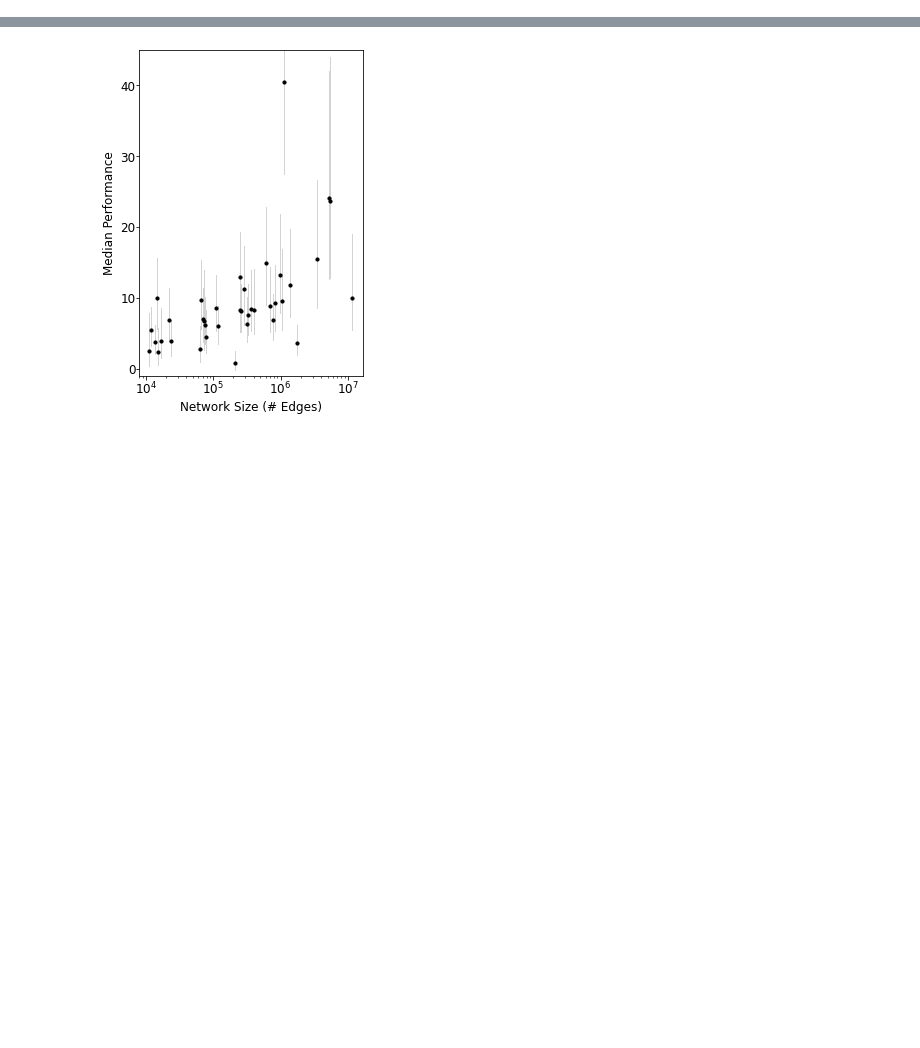
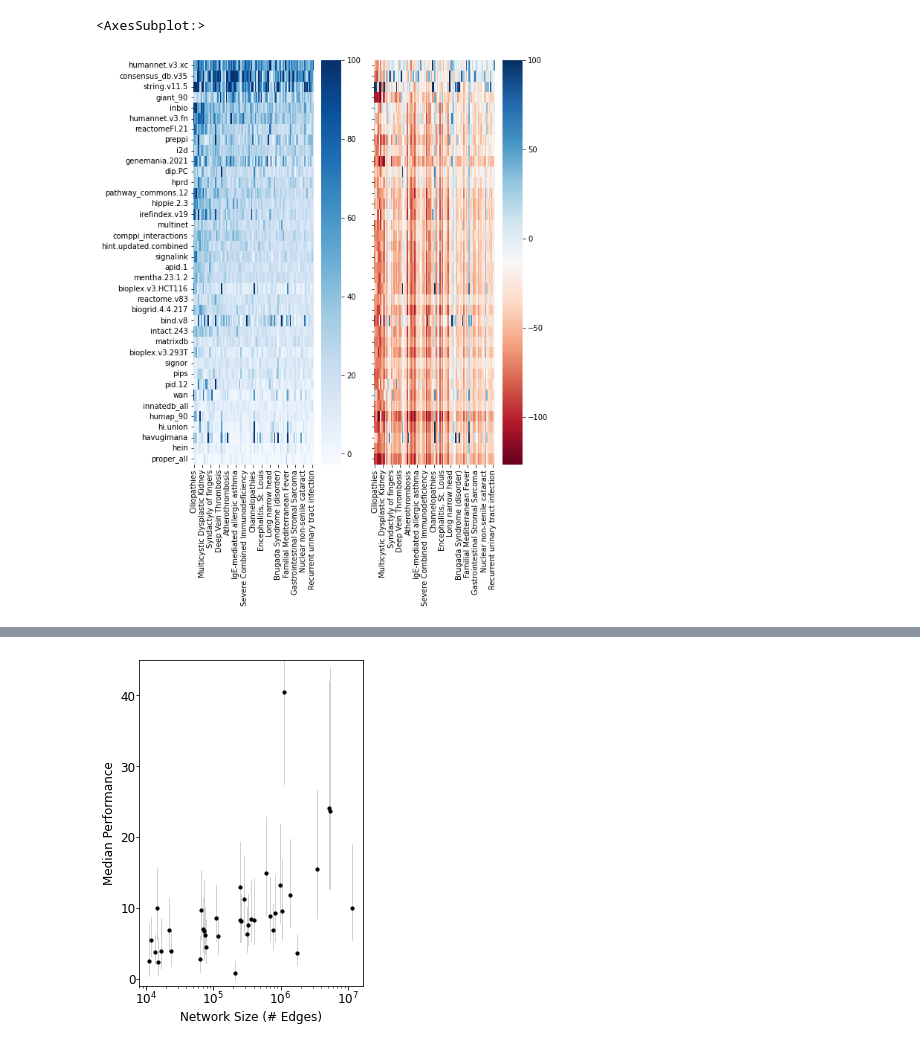
Before and after one commit to sarah-n-wright/Network_Evaluation_Tools, a Jupyter notebook: Notebooks/Gene_set_results.ipynb, the cells around one changed output, grey strips where cells are left out. Saved outputs shown, nothing was run; the diff lists cells and outputs as text; code cells hidden in the pictures; blank space fills up the shorter version.

```diff
--- a/Notebooks/Gene_set_results.ipynb
+++ b/Notebooks/Gene_set_results.ipynb
@@ -615,0 +677,15 @@ df = v2_er.results["Performance"]['disgen']
+# %%
+net_order = df.median(axis=0).sort_values(ascending=False).index.to_list()
+set_order = df.median(axis=1).sort_values(ascending=False).index.to_list()[0:100]
+# %%
+_, [ax1, ax2]= plt.subplots(nrows=1, ncols=2, sharey=True, figsize=(8, 10))
+# order using ranks
+plot_df = df.loc[set_order, net_order].T
+plot_df2 = v2_er.size_adjusted['Performance']['disgen'].loc[set_order, net_order].T
+
+sns.heatmap(plot_df, cmap='Blues', vmax=100, ax=ax1)
+sns.heatmap(plot_df2, cmap='RdBu', ax=ax2, vmax=100)
+#_ = plt.xticks([])
+# %% [output]
+<AxesSubplot:>
+[figure, added]
```
Also changed, not shown: parts of 14 cells of this notebook.
